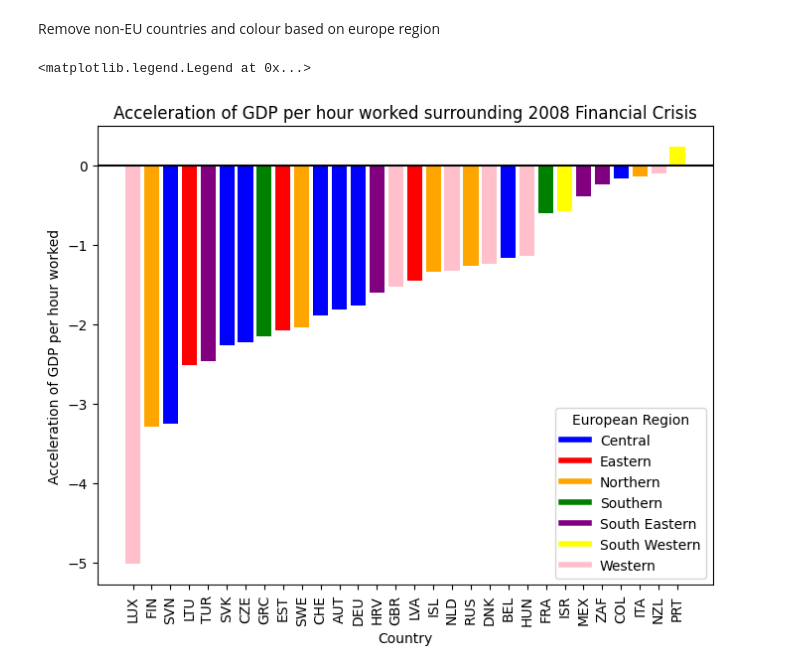
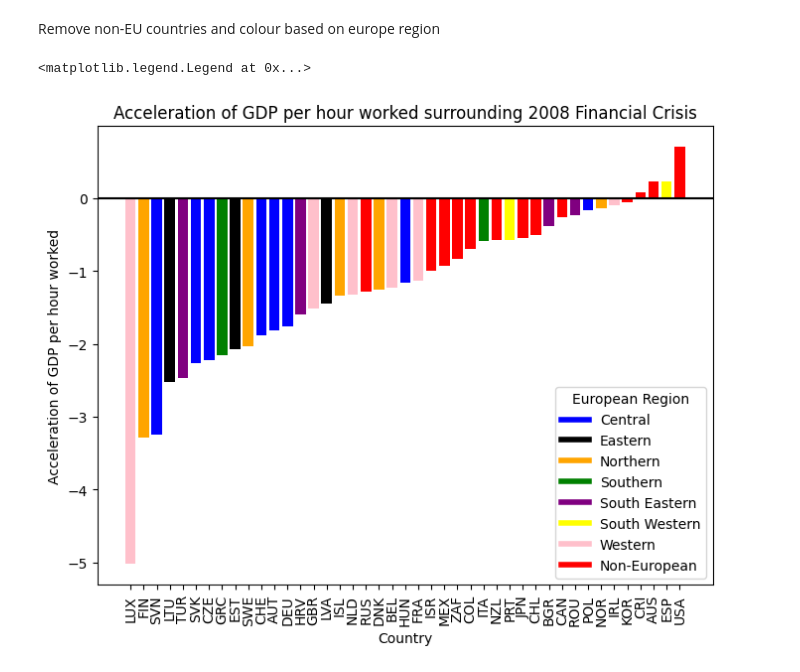
Before and after one commit to JoanneLin168/ADS-European-Productivity, a Jupyter notebook: Notebooks/changepoint-quantification.ipynb, the cells around one changed output. Drawn from its saved outputs; the diff is of its cells as text; code cells hidden in the pictures.

Commit message:
Changed plots

```diff
--- a/Notebooks/changepoint-quantification.ipynb
+++ b/Notebooks/changepoint-quantification.ipynb
@@ -149,16 +149,9 @@ ax.legend(custom_lines, ['EU', 'Non-EU'])
 [figure]
 # %% [markdown]
 Remove non-EU countries and colour based on europe region
-# %%
-EUCountries = []
-EUAcceleration = []
-for i, country in enumerate(countries):
-    if country in EuropeFlat:
-        EUCountries.append(country)
-        EUAcceleration.append(acceleration[i])
-
-EUCountries = np.array(EUCountries)
-EUAcceleration = np.array(EUAcceleration)
+# %%
+EUCountries = np.array(countries)
+EUAcceleration = np.array(acceleration)
 # %%
 EUColour = []
 Europe = [CentralEurope, EasternEurope, NorthernEurope, SouthEasternEurope, SouthernEurope, SouthWesternEurope, WesternEurope]
@@ -166,7 +159,7 @@ for country in EUCountries:
     if country in CentralEurope:
         EUColour.append('Blue')
     elif country in EasternEurope:
-        EUColour.append('Red')
+        EUColour.append('Black')
     elif country in NorthernEurope:
         EUColour.append('Orange')
     elif country in SouthernEurope:
@@ -177,23 +170,26 @@ for country in EUCountries:
         EUColour.append('Yellow')
     elif country in WesternEurope:
         EUColour.append('Pink')
+    else:
+        EUColour.append('Red')
 # %%
 custom_lines = [Line2D([0], [0], color='Blue', lw=4),
-                Line2D([0], [0], color='Red', lw=4),
+                Line2D([0], [0], color='Black', lw=4),
                 Line2D([0], [0], color='Orange', lw=4),
                 Line2D([0], [0], color='Green', lw=4),
                 Line2D([0], [0], color='Purple', lw=4),
                 Line2D([0], [0], color='Yellow', lw=4),
-                Line2D([0], [0], color='Pink', lw=4),]
+                Line2D([0], [0], color='Pink', lw=4),
+                Line2D([0], [0], color='Red', lw=4),]
 
 _, ax = plt.subplots(figsize=(8, 6))
 ax.bar(EUCountries, EUAcceleration, color=EUColour)
 ax.set_xticklabels(countries, rotation=90)
 ax.set_title("Acceleration of GDP per hour worked surrounding 2008 Financial Crisis")
 ax.set_ylabel("Acceleration of GDP per hour worked")
 ax.set_xlabel("Country")
 ax.axhline(0, color='black')
-ax.legend(custom_lines, ['Central', 'Eastern', 'Northern', 'Southern', 'South Eastern', 'South Western', 'Western'], title='European Region')
+ax.legend(custom_lines, ['Central', 'Eastern', 'Northern', 'Southern', 'South Eastern', 'South Western', 'Western', 'Non-European'], title='European Region')
 # %% [output]
 <matplotlib.legend.Legend at 0x...>
-[figure, old version]
+[figure, new version]
```
Also changed, not shown: parts of 4 cells of this notebook.
